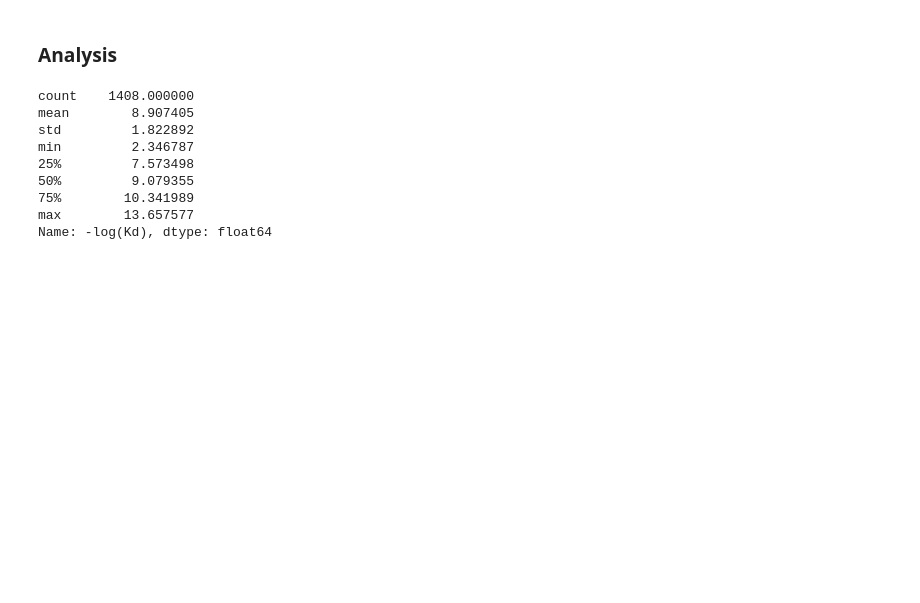
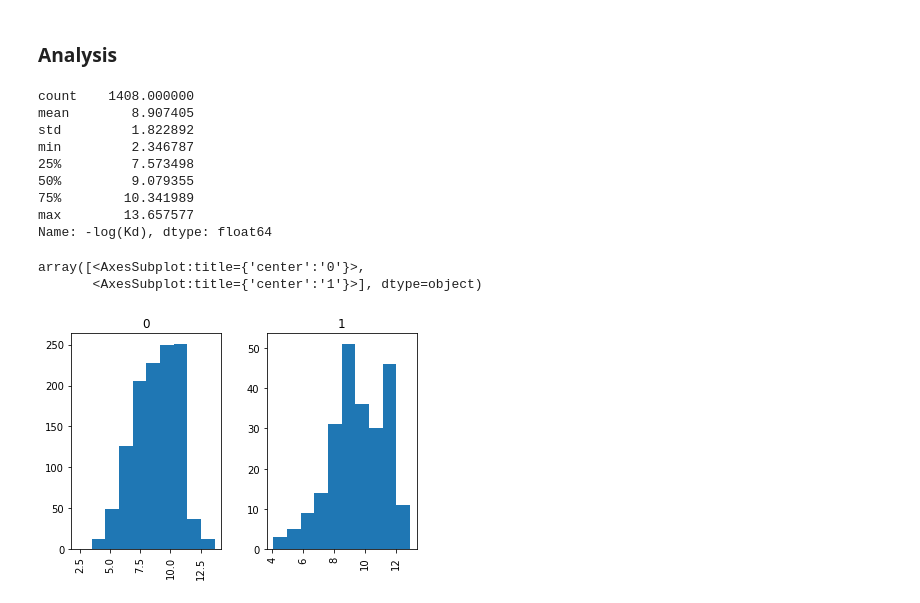
Before and after one commit to FabianTraxler/ag_binding_affinity, a Jupyter notebook: src/data_analysis/Datasets/SKEMPI v2.ipynb, the cells around one changed output. Drawn from its saved outputs; the diff is of its cells as text; code cells hidden in the pictures; blank space fills up the shorter version.

```diff
--- a/src/data_analysis/Datasets/SKEMPI v2.ipynb
+++ b/src/data_analysis/Datasets/SKEMPI v2.ipynb
@@ -366,3 +366,9 @@ min         2.346787
 75%        10.341989
 max        13.657577
 Name: -log(Kd), dtype: float64
+# %%
+clean_skempi["-log(Kd)"].hist(bins=10,by=clean_skempi["validation"])
+# %% [output]
+array([<AxesSubplot:title={'center':'0'}>,
+       <AxesSubplot:title={'center':'1'}>], dtype=object)
+[figure, added]
```
Also changed, not shown: parts of 1 cell of this notebook, 3 other files.
